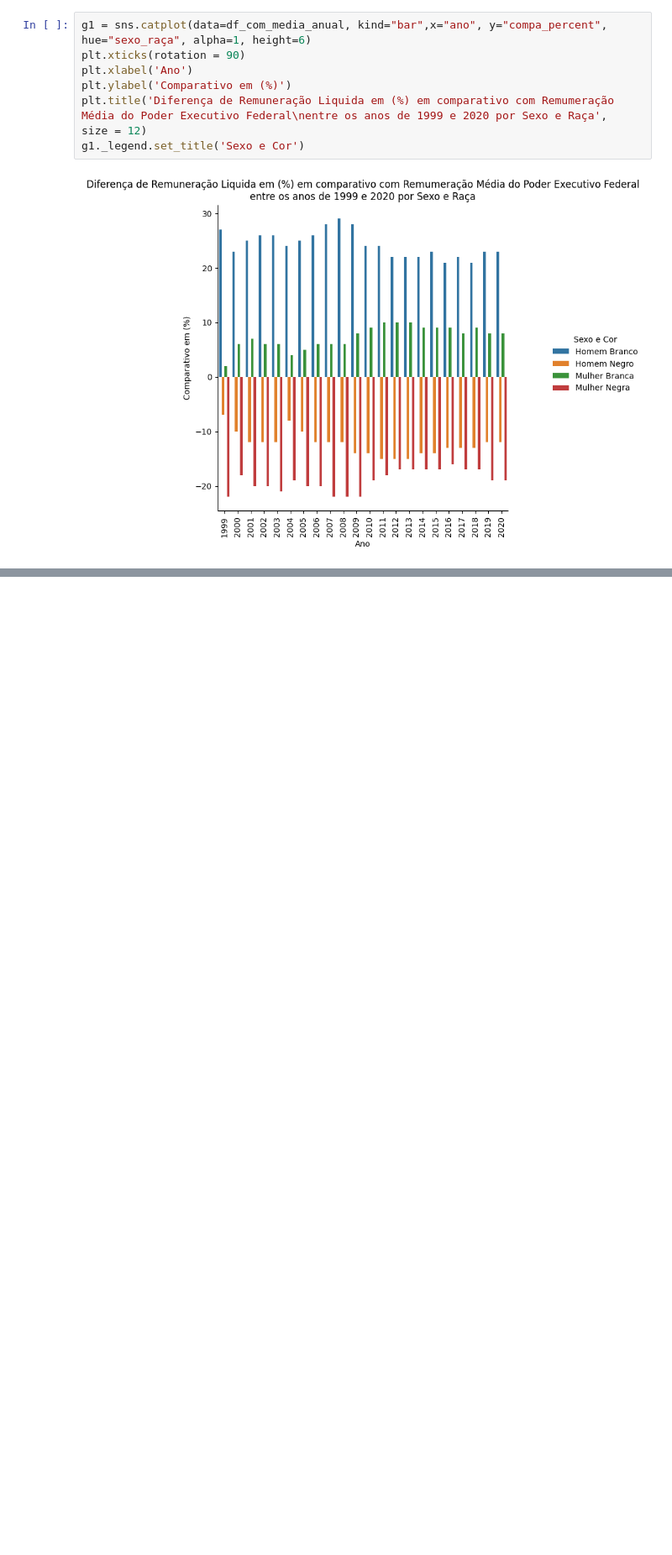
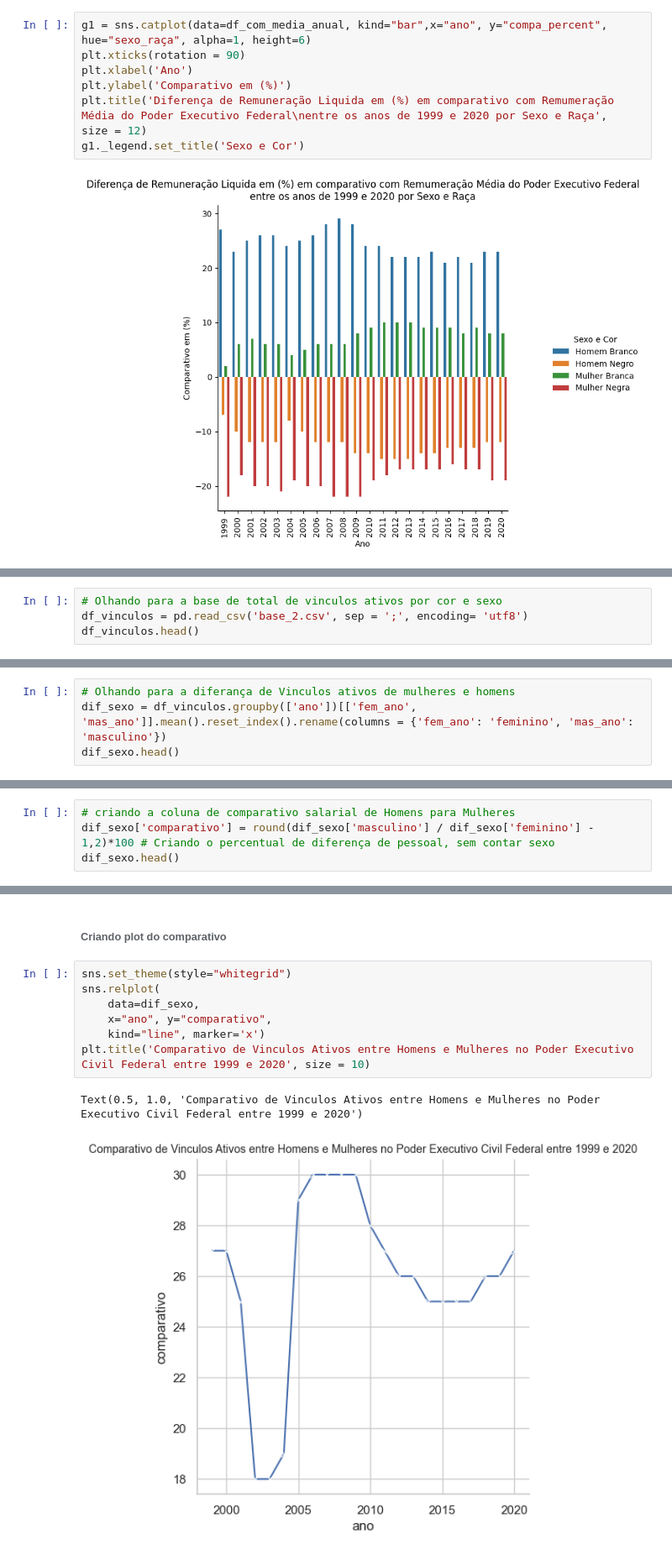
Before and after one commit to CyberBantu/Analise_Republica.org, a Jupyter notebook: analise_python_republica.ipynb, the cells around one changed output, grey strips where cells are left out. Shown: that part at 84% size. Drawn from its saved outputs; the diff is of its cells as text; blank space fills up the shorter version.

Commit message:
Adicionando nova Base e Iniciando analise de Cruzamento de Informações para uma analise mais robusta

```diff
--- a/analise_python_republica.ipynb
+++ b/analise_python_republica.ipynb
@@ -144,0 +141,4 @@ g1._legend.set_title('Sexo e Cor')
+# %%
+# Olhando para a base de total de vinculos ativos por cor e sexo
+df_vinculos = pd.read_csv('base_2.csv', sep = ';', encoding= 'utf8')
+df_vinculos.head()
@@ -144,0 +170,4 @@ g1._legend.set_title('Sexo e Cor')
+# %%
+# Olhando para a diferança de Vinculos ativos de mulheres e homens
+dif_sexo = df_vinculos.groupby(['ano'])[['fem_ano', 'mas_ano']].mean().reset_index().rename(columns = {'fem_ano': 'feminino', 'mas_ano': 'masculino'})
+dif_sexo.head()
@@ -144,0 +181,4 @@ g1._legend.set_title('Sexo e Cor')
+# %%
+# criando a coluna de comparativo salarial de Homens para Mulheres
+dif_sexo['comparativo'] = round(dif_sexo['masculino'] / dif_sexo['feminino'] - 1,2)*100 # Criando o percentual de diferença de pessoal, sem contar sexo
+dif_sexo.head()
@@ -144,0 +192,12 @@ g1._legend.set_title('Sexo e Cor')
+# %% [markdown]
+###### Criando plot do comparativo
+# %%
+sns.set_theme(style="whitegrid")
+sns.relplot(
+    data=dif_sexo,
+    x="ano", y="comparativo",
+    kind="line", marker='x')
+plt.title('Comparativo de Vinculos Ativos entre Homens e Mulheres no Poder Executivo Civil Federal entre 1999 e 2020', size = 10)
+# %% [output]
+Text(0.5, 1.0, 'Comparativo de Vinculos Ativos entre Homens e Mulheres no Poder Executivo Civil Federal entre 1999 e 2020')
+[figure, added]
```
Also changed, not shown: parts of 6 cells of this notebook, 1 other file.
